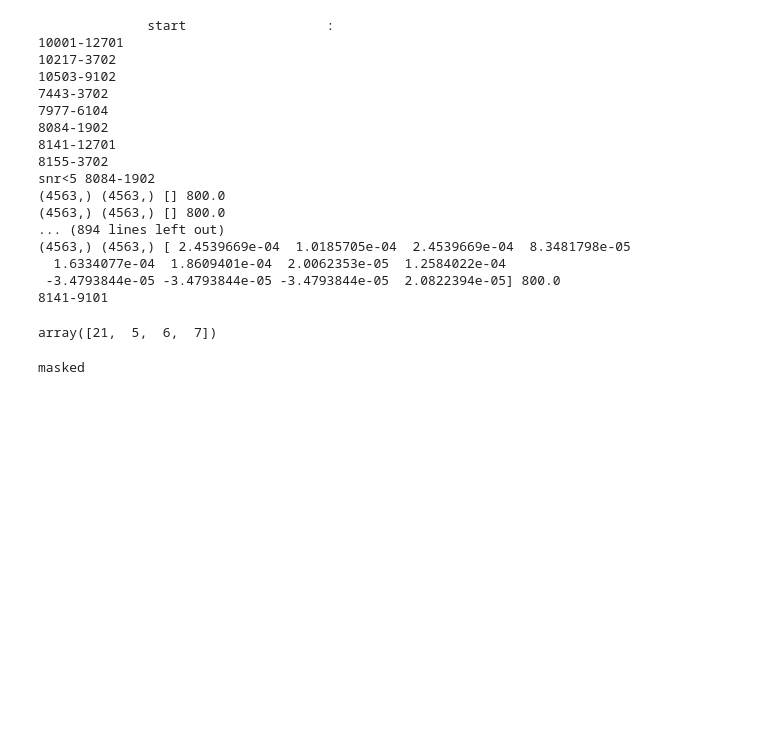
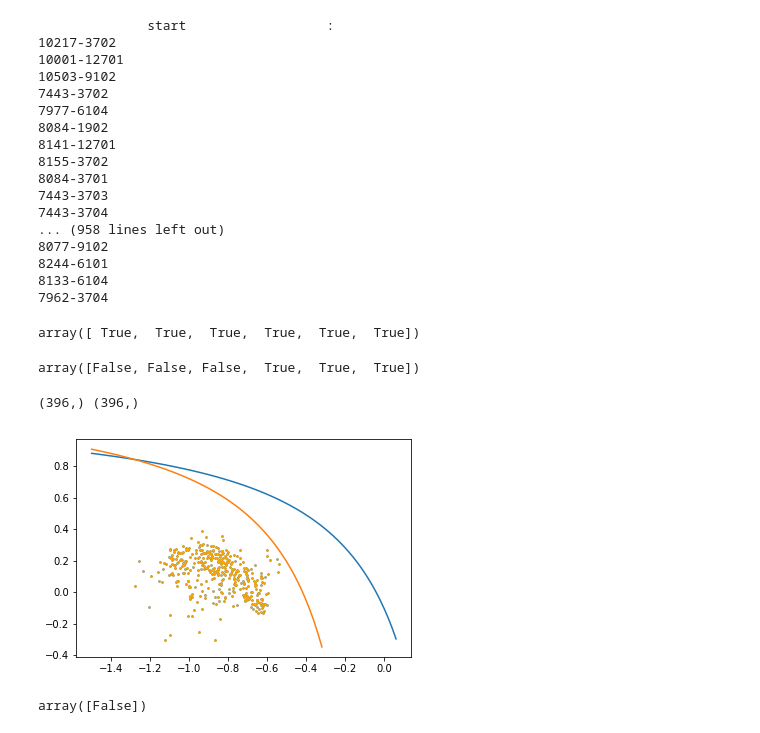
Before and after one commit to ddzs1234/pair-m-z, a Jupyter notebook: stacking/stacking.ipynb, the cells around one changed output. Cells and saved outputs as stored; diff of their text form; code cells hidden in the pictures; blank space fills up the shorter version.

Commit message:
stack

```diff
--- a/stacking/stacking.ipynb
+++ b/stacking/stacking.ipynb
@@ -14,7 +14,7 @@ np.seterr(divide='ignore', invalid='ignore')
 
 dir_drp = '/Users/astro/Documents/notebooks/manga/spectro/redux/v2_5_3/'
 dir_dap = '/Users/astro/Documents/notebooks/manga/spectro/analysis/MPL-8/HYB10-MILESHC-MILESHC/'
-dir_res = '/Users/astro/Documents/notebooks/zs/pair-m-z/stacking_11_12/'
+dir_res = '/Users/astro/Documents/notebooks/zs/pair-m-z/stack_11_16_0_1re/'
 file_drp='/Users/astro/Documents/notebooks/manga/spectro/analysis/MPL-8/drpall-v2_5_3.fits'
 
 def stacking(plateifu):
@@ -55,7 +55,7 @@ if __name__ == '__main__':
     f = fits.open(dir_drpall)
     data = f[1].data
     plateifu = data.field('plateifu')
-#     os.remove(dir_res+'10001-6104_1re_stack.fits')
+
     print('              start                  :')
     pool=multiprocessing.Pool(processes=8)
     pool.map(stacking,plateifu)
@@ -64,33 +64,66 @@ if __name__ == '__main__':
     print('              finished               .')
 # %% [output]
               start                  :
+10217-3702
 10001-12701
-10217-3702
 10503-9102
 7443-3702
 7977-6104
 8084-1902
 8141-12701
 8155-3702
-snr<5 8084-1902
-(4563,) (4563,) [] 800.0
-(4563,) (4563,) [] 800.0
-... (894 lines left out)
-(4563,) (4563,) [ 2.4539669e-04  1.0185705e-04  2.4539669e-04  8.3481798e-05
-  1.6334077e-04  1.8609401e-04  2.0062353e-05  1.2584022e-04
- -3.4793844e-05 -3.4793844e-05 -3.4793844e-05  2.0822394e-05] 800.0
-8141-9101
+8084-3701
+7443-3703
+7443-3704
+... (958 lines left out)
+8077-9102
+8244-6101
+8133-6104
+7962-3704
+# %%
+a=np.array([-0.5453526973724365, -0.5397058129310608, -0.5511478781700134,-0.6038869023323059, -0.5872294902801514, -0.6009038686752319])
+b=np.array([0.1288808137178421, 0.1780097633600235, 0.20957136154174805,0.2638080418109894, 0.20070762932300568, 0.22937193512916565])
+mask=(b<=0.61/(a-0.05)+1.3)&(a<0.05)&(b<=0.61/(a-0.49)+1.19)
+mask
+# %% [output]
+array([ True,  True,  True,  True,  True,  True])
 # %%
-a=np.array([21,4,5,6,7])
-mask=(a>4)
-a[mask]
+a=np.array([1,2,3,4,5,6])
+mask=(a>3)
+mask
 # %% [output]
-array([21,  5,  6,  7])
+array([False, False, False,  True,  True,  True])
-# %%
-a=np.array([21,4,5,6,7])
-mask=(a>4)
-c=np.ma.array(a,mask=mask)
-c*(~mask)
-c[0]
-# %% [output]
-masked
+# %%
+dir_res = '/Users/astro/Documents/notebooks/zs/pair-m-z/stack_11_16_0_1re/'
+with fits.open(dir_res+'s_x_y.fits') as f:
+    data=f[1].data
+    x=data['x']
+    y=data['y']
+
+    x_bpt = np.arange(-1.5, 0.07, 0.02)
+    y_bpt = 0.61/(x_bpt-0.47)+1.19
+    x_bpt1 = np.arange(-1.5, -0.3, 0.02)
+    y_bpt1 = 0.61/(x_bpt1-0.05)+1.3
+
+    mask=(y<0.61/(x-0.05)+1.3)&(x<0.05)&(y<(0.61/(x-0.47)+1.19))
+    mask_1=(1-mask).astype(np.bool)
+    print(x.shape,y.shape)
+    plt.figure()
+    plt.plot(x_bpt,y_bpt)
+    plt.plot(x_bpt1,y_bpt1)
+    plt.scatter(x,y,s=2)
+    plt.scatter(x[mask],y[mask],s=2,color='orange')
+
+    plt.show()
+# %% [output]
+(396,) (396,)
+[figure, added]
+# %%
+x=np.array([-0.5453527])
+y=np.array([0.12888081])
+
+
+mask=(y<0.61/(x-0.05)+1.13)&(x<0.05)&(y<(0.61/(x-0.47)+1.19))
+mask
+# %% [output]
+array([False])
```
Also changed, not shown: parts of 7 cells of this notebook.
